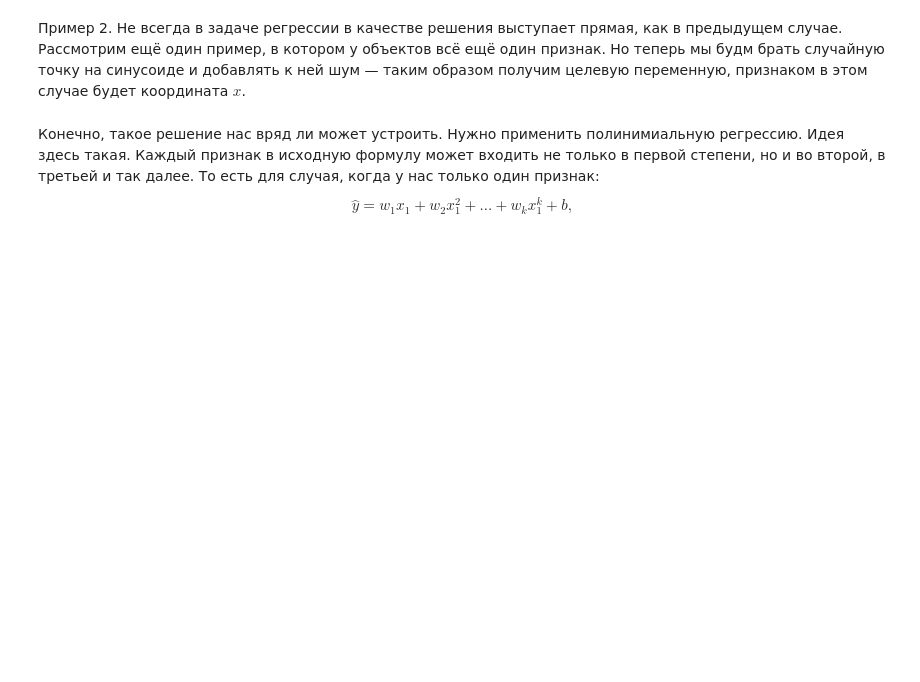
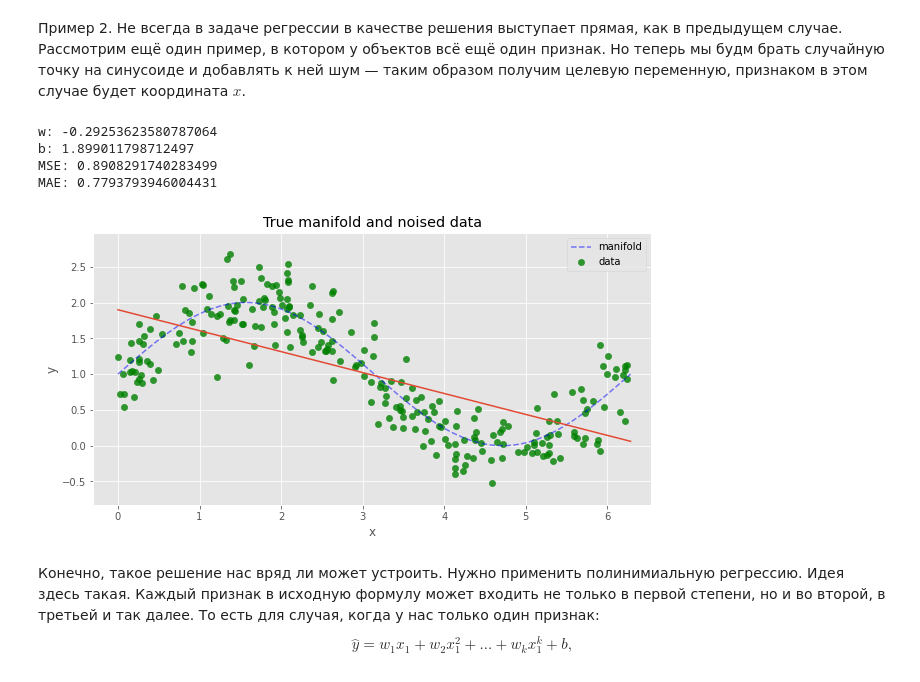
Before and after one commit to I-SER-I/I-SER-I-ITMO-ML-5-sem, a Jupyter notebook: Lab3(1).ipynb, the cells around one changed output. Drawn from its saved outputs; the diff is of its cells as text; code cells hidden in the pictures; blank space fills up the shorter version.

```diff
--- a/Lab3(1).ipynb
+++ b/Lab3(1).ipynb
@@ -67,3 +76,14 @@ X, X_train, y_train, X_test, y_test = generate_data(100)
 # %%
 ### Реализуйте настройку w и b с помощью рассмотренного выше метода наименьших квадратов.
 ### Найдите значения метрик MSE и MAE. Сравните с результатами из sklearn
+
+def ls(x_line, y_line):
+  x = np.concatenate((x_line, np.ones((x_line.shape[0],1))), axis=1)
+  result = np.linalg.inv(x.T.dot(x)).dot(x.T.dot(y_line))
+  return result[:1], result[-1]
+
+def mse(true, pred):
+    return np.mean((true - pred)**2)
+
+def mae(true, pred):
+    return np.mean(np.abs(true - pred))
@@ -89,6 +132,33 @@ data = generate_wave_set(1000, 250)
 # %%
 ### попробуйте реализовать настройку w и b с помощью рассмотренного выше метода наименьших квадратов.
 ### Найдите значения метрик MSE и MAE
+
+x_2 = data['x_train'].reshape(-1, 1)
+y_2 = data['y_train'].reshape(-1, 1)
+w_2, b_2 = ls(x_2, y_2)
+
+print('w:', w_2[0][0], '\nb:', b_2[0])
+print('MSE:', mse(y_2,  x_2.dot(w_2[0]) + b_2), '\nMAE:', mae(y_2,  x_2.dot(w_2[0]) + b_2))
+# %% [output]
+w: -0.29253623580787064
+b: 1.899011798712497
+MSE: 0.8908291740283499
+MAE: 0.7793793946004431
+# %%
+plt.figure(figsize=(10, 5))
+margin = 0.3
+plt.plot(data['support'], data['values'], 'b--', alpha=0.5, label='manifold')
+plt.scatter(data['x_train'], data['y_train'], 40, 'g', 'o', alpha=0.8, label='data')
+plt.xlim(data['x_train'].min() - margin, data['x_train'].max() + margin)
+plt.ylim(data['y_train'].min() - margin, data['y_train'].max() + margin)
+plt.legend(loc='upper right')
+plt.title('True manifold and noised data')
+plt.xlabel('x')
+plt.ylabel('y')
+plt.plot(data['support'], data['support'].reshape(-1, 1).dot(w_2) + b_2, label='predicted')
+plt.show()
+# %% [output]
+[figure, added]
 # %% [markdown]
 Конечно, такое решение нас вряд ли может устроить. Нужно применить полинимиальную регрессию. Идея здесь такая. Каждый признак в исходную формулу может входить не только в первой степени, но и во второй, в третьей и так далее. То есть для случая, когда у нас только один признак:
 $$ \hat{y} = w_1 x_1 + w_2 x_1^2 + ... + w_k x_1^k + b,$$
```
Also changed, not shown: parts of 16 cells of this notebook.
